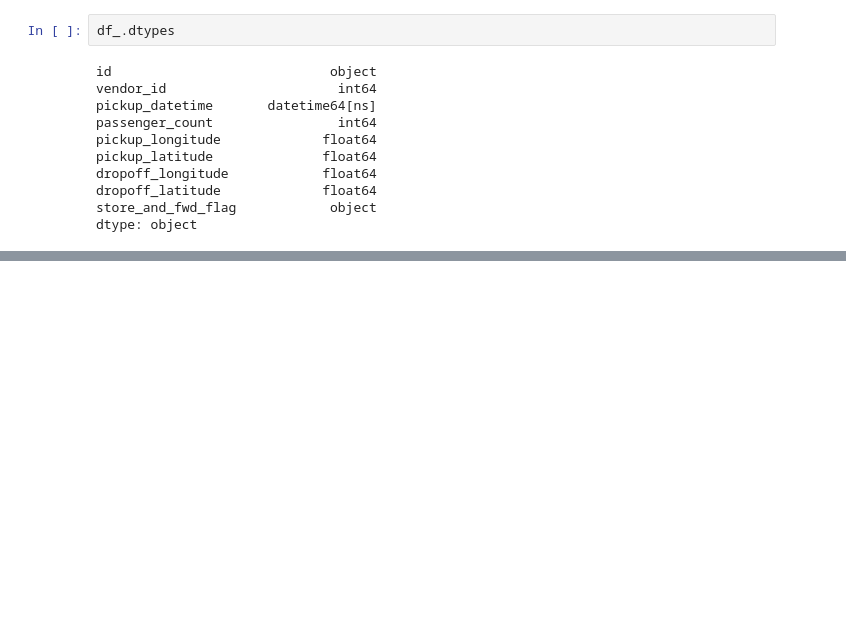
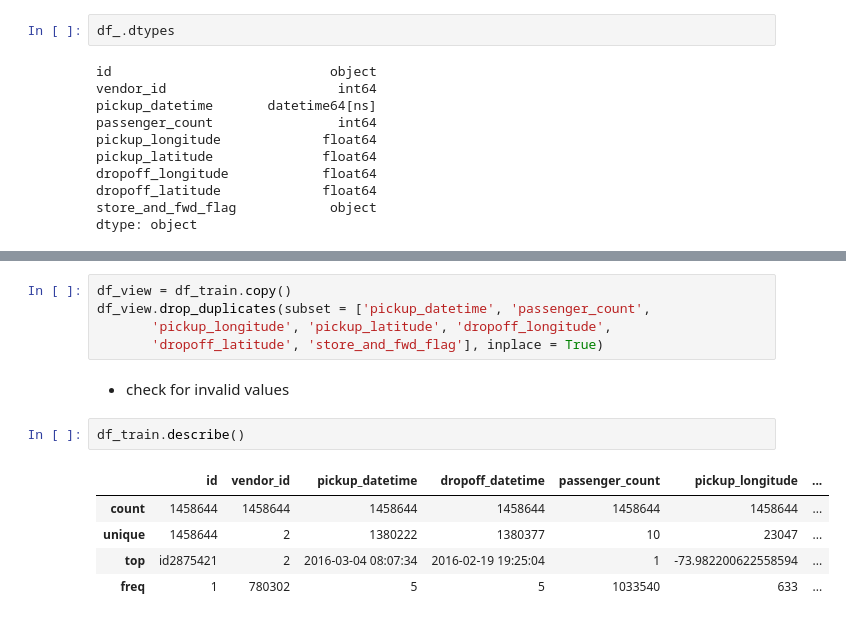
Before and after one commit to claricemottet/kaggle_NYC_taxi_times, a Jupyter notebook: exploratory_notebooks/data_exploration.ipynb, the cells around one changed output, grey strips where cells are left out. Drawn from its saved outputs; the diff is of its cells as text; blank space fills up the shorter version.

Commit message:
saving, no nulls, no invalids, next is feature engineering

```diff
--- a/exploratory_notebooks/data_exploration.ipynb
+++ b/exploratory_notebooks/data_exploration.ipynb
@@ -204,0 +251,15 @@ now need to take care of nulls
+# %%
+df_view = df_train.copy()
+df_view.drop_duplicates(subset = ['pickup_datetime', 'passenger_count',
+       'pickup_longitude', 'pickup_latitude', 'dropoff_longitude',
+       'dropoff_latitude', 'store_and_fwd_flag'], inplace = True)
+# %% [markdown]
+* check for invalid values
+# %%
+df_train.describe()
+# %% [output]
+|  | id | vendor_id | pickup_datetime | dropoff_datetime | passenger_count | pickup_longitude | ... |
+| count | 1458644 | 1458644 | 1458644 | 1458644 | 1458644 | 1458644 | ... |
+| unique | 1458644 | 2 | 1380222 | 1380377 | 10 | 23047 | ... |
+| top | id2875421 | 2 | 2016-03-04 08:07:34 | 2016-02-19 19:25:04 | 1 | -73.982200622558594 | ... |
+| freq | 1 | 780302 | 5 | 5 | 1033540 | 633 | ... |
```
Also changed, not shown: parts of 26 cells of this notebook, 2 other files.
